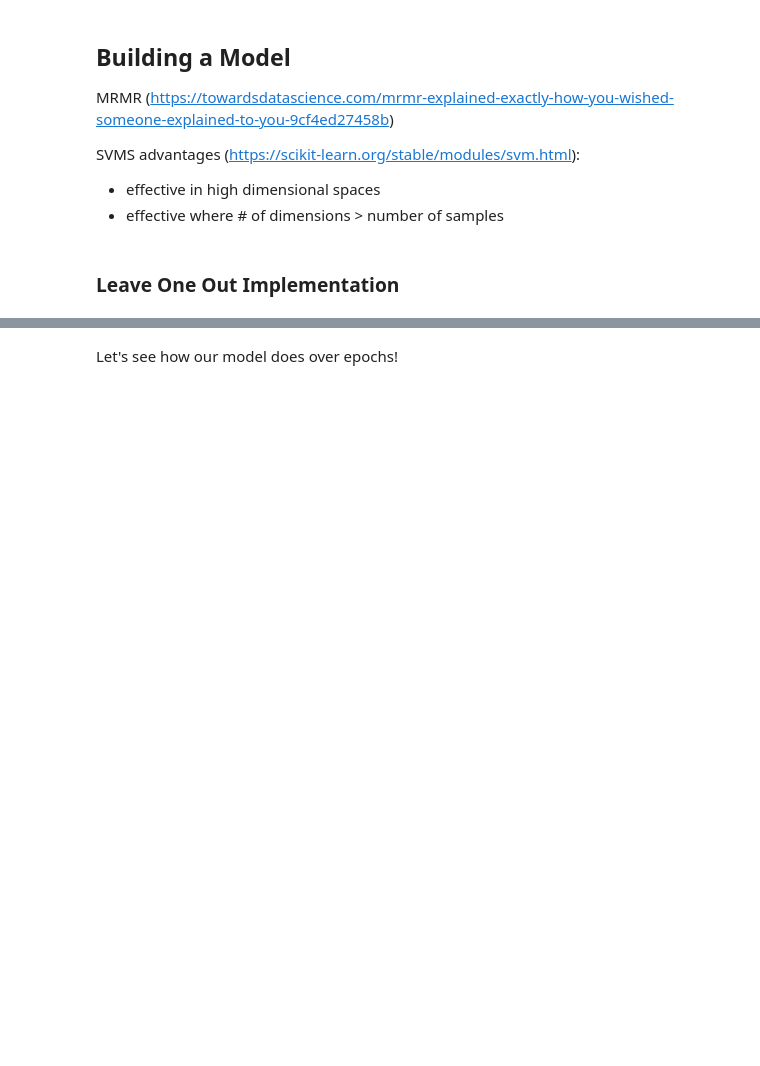
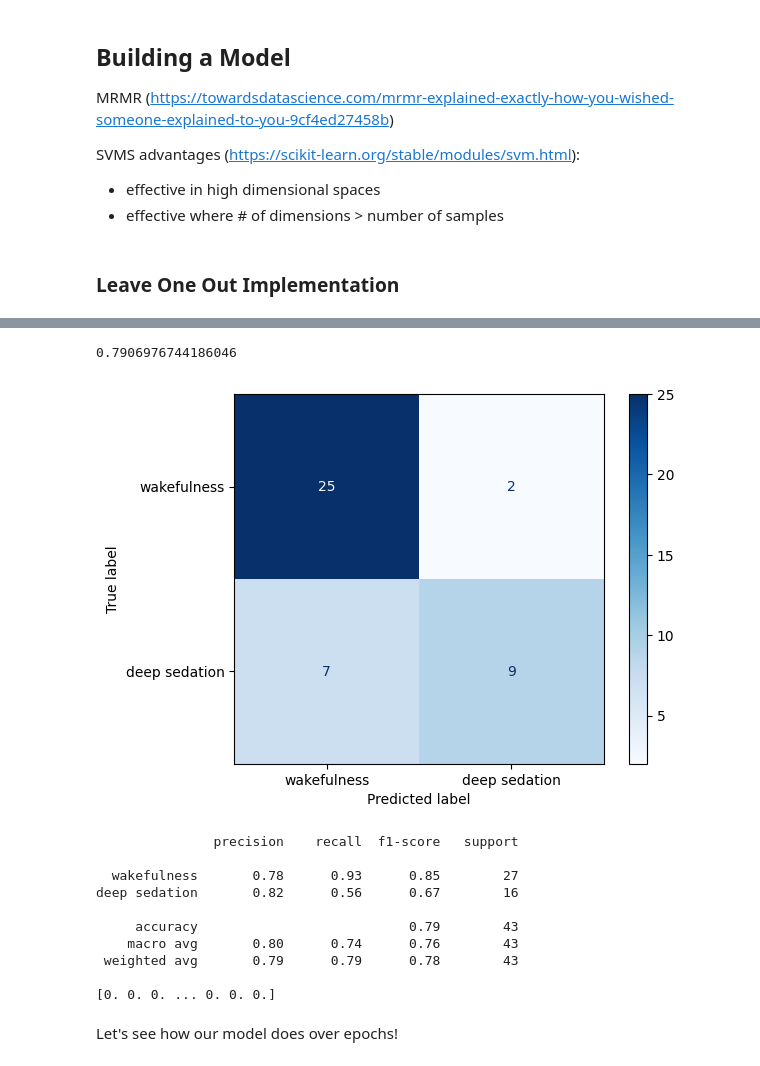
Before and after one commit to kangelaa/honors-thesis, a Jupyter notebook: HThesis_SVMModel_HudetzHoldout.ipynb, the cells around one changed output, grey strips where cells are left out. Saved outputs shown, nothing was run; the diff lists cells and outputs as text; code cells hidden in the pictures; blank space fills up the shorter version.

```diff
--- a/HThesis_SVMModel_HudetzHoldout.ipynb
+++ b/HThesis_SVMModel_HudetzHoldout.ipynb
@@ -538,5 +555,5 @@ grid_search.best_params_
 # %%
 from sklearn import tree
 
-T=tree.DecisionTreeClassifier(max_depth=4)
+T=tree.DecisionTreeClassifier(max_depth=6)
 T.fit(x_train,y_train)
@@ -637,29 +703,42 @@ grid_search.best_params_
 # %%
 from sklearn.ensemble import RandomForestClassifier
 
 RF=RandomForestClassifier(criterion='gini',
-                          max_depth=15,
-                          max_features='auto',
-                          min_samples_leaf=4,
-                          min_samples_split=5,
-                          n_estimators=130)
+                          max_depth=2,
+                          max_features='log2',
+                          min_samples_leaf=1,
+                          min_samples_split=2,
+                          n_estimators=115)
 # RF=RandomForestClassifier(criterion='entropy',
 #                           max_depth=10,
 #                           max_features='auto',
 #                           min_samples_leaf=4,
 #                           min_samples_split=10,
 #                           n_estimators=115)
 RF.fit(x_train,y_train)
 y_pred=RF.predict(x_test)
 
 print(accuracy_score(y_pred,y_test))
 
 
 cm = confusion_matrix(y_test,y_pred)
 disp = ConfusionMatrixDisplay(cm, display_labels=['wakefulness','deep sedation'])
 disp.plot(cmap='Blues')
 plt.show()
 print(classification_report(y_test,y_pred,target_names=['wakefulness','deep sedation']))
 print(features)
+# %% [output]
+0.7906976744186046
+[figure, added]
+               precision    recall  f1-score   support
+
+  wakefulness       0.78      0.93      0.85        27
+deep sedation       0.82      0.56      0.67        16
+
+     accuracy                           0.79        43
+    macro avg       0.80      0.74      0.76        43
+ weighted avg       0.79      0.79      0.78        43
+
+[0. 0. 0. ... 0. 0. 0.]
 # %%
 features = RF.feature_importances_
```
Also changed, not shown: parts of 12 cells of this notebook.
